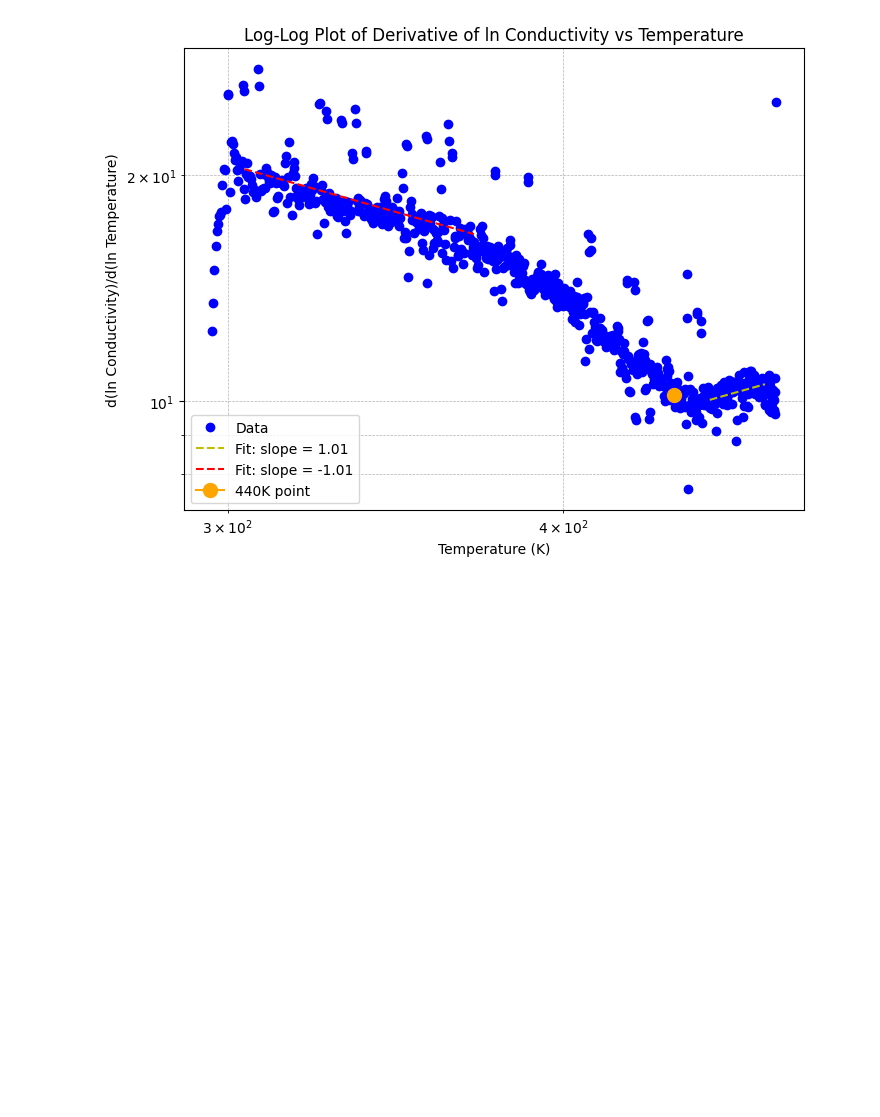
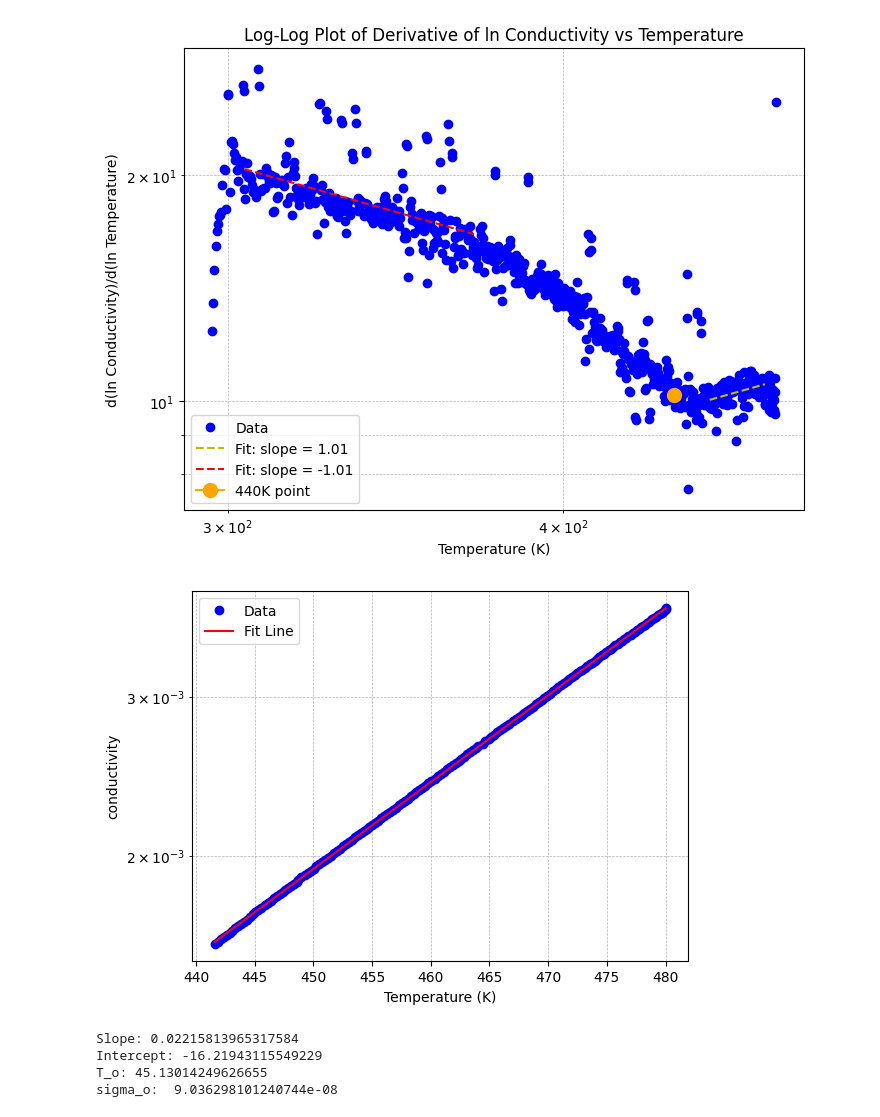
Before and after one commit to speedcoder107/kakalioslab, a Jupyter notebook: another_slow_and_fast_cooling/zabrodksii.ipynb, the cells around one changed output. Cells and saved outputs as stored; diff of their text form; code cells hidden in the pictures; blank space fills up the shorter version.

```diff
--- a/another_slow_and_fast_cooling/zabrodksii.ipynb
+++ b/another_slow_and_fast_cooling/zabrodksii.ipynb
@@ -65,3 +65,47 @@ plt.show()
 Slope of the log-log plot: 1.0135618206413577
 Slope of the log-log plot: -1.012890642186567
 [figure]
+# %%
+# Extract the relevant data points
+x = slow_temp[560:]
+y = slow_cond[560:]
+
+# x = slow_temp
+# y = slow_cond
+# Fit a polynomial to the logarithm of the y data
+log_y = np.log(y)
+coefficients = np.polyfit(x, log_y, 1)  # Change 1 for a different degree fit
+fit_log_y = np.poly1d(coefficients)
+
+# Generate y values using the fit line and convert back to the original scale
+y_fit = np.exp(fit_log_y(x))
+# %%
+# print(slow_temp)
+# plt.figure(figsize=(8, 6))
+# Plot the original data
+plt.plot(x, y, marker='o', linestyle='none', color='b', label='Data')
+
+# Plot the fit line
+plt.plot(x, y_fit, linestyle='-', color='r', label='Fit Line')
+# plt.loglog(slow_temp[i:j], fitted_line_slow1[i:j], linestyle='--', color='y', label=f'Fit: slope = {slope_slow1:.2f}')
+# plt.loglog(slow_temp[a:b], fitted_line_slow2[a:b], linestyle='--', color='r', label=f'Fit: slope = {slope_slow2:.2f}')
+# plt.loglog(440, 10.2, marker='o', markersize=10, color='orange', label="440K point")
+plt.yscale("log")
+plt.xlabel('Temperature (K)')
+plt.ylabel('conductivity')
+plt.grid(True, which='both', linestyle='--', linewidth=0.5)
+plt.legend()
+plt.show()
+# %% [output]
+[figure, added]
+# %%
+slope, intercept = coefficients
+print(f"Slope: {slope}")
+print(f"Intercept: {intercept}")
+print(f"T_o: {1/slope}")
+print(f"sigma_o:  {np.exp(intercept)}")
+# %% [output]
+Slope: 0.02215813965317584
+Intercept: -16.21943115549229
+T_o: 45.13014249626655
+sigma_o:  9.036298101240744e-08
```
Also changed, not shown: parts of 9 cells of this notebook.
